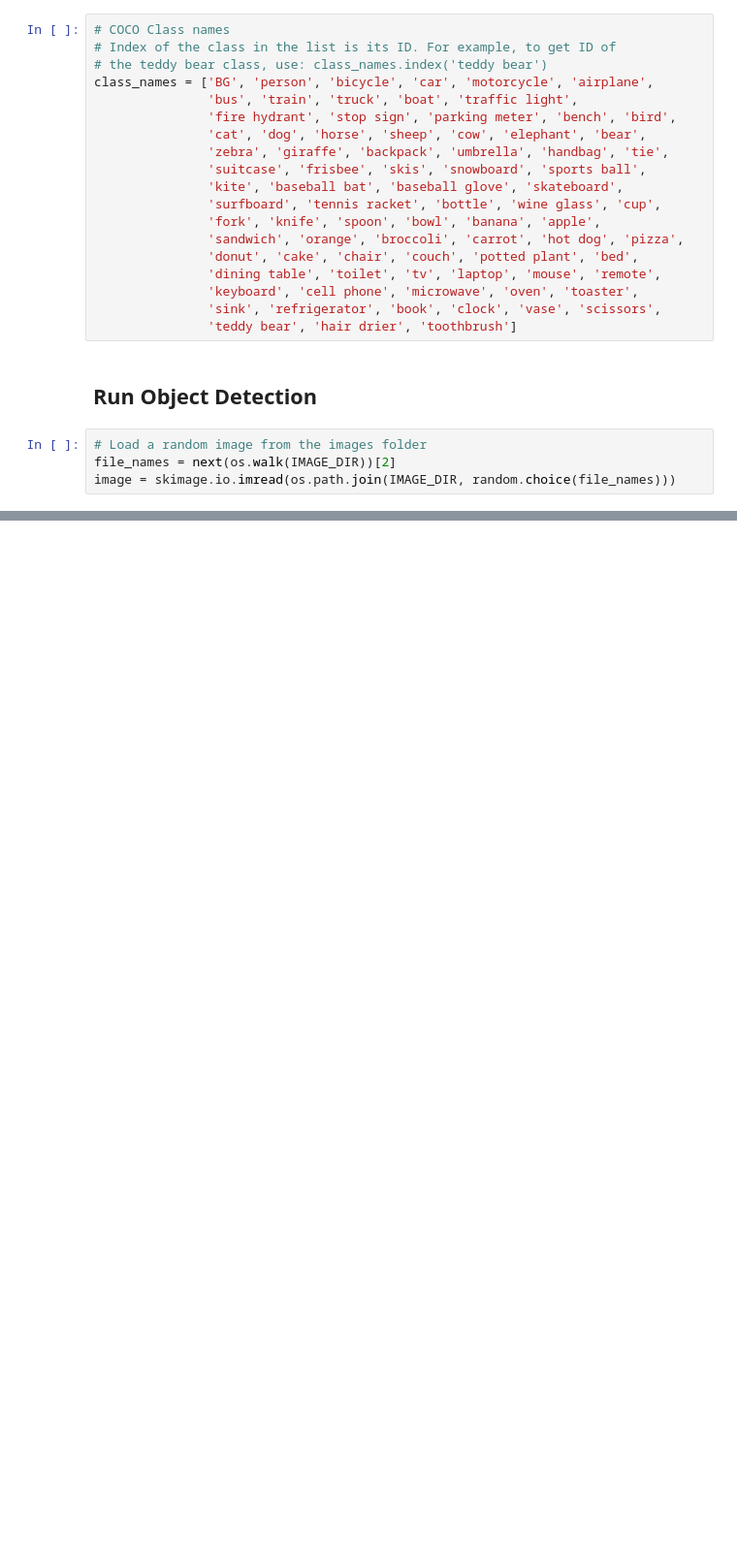
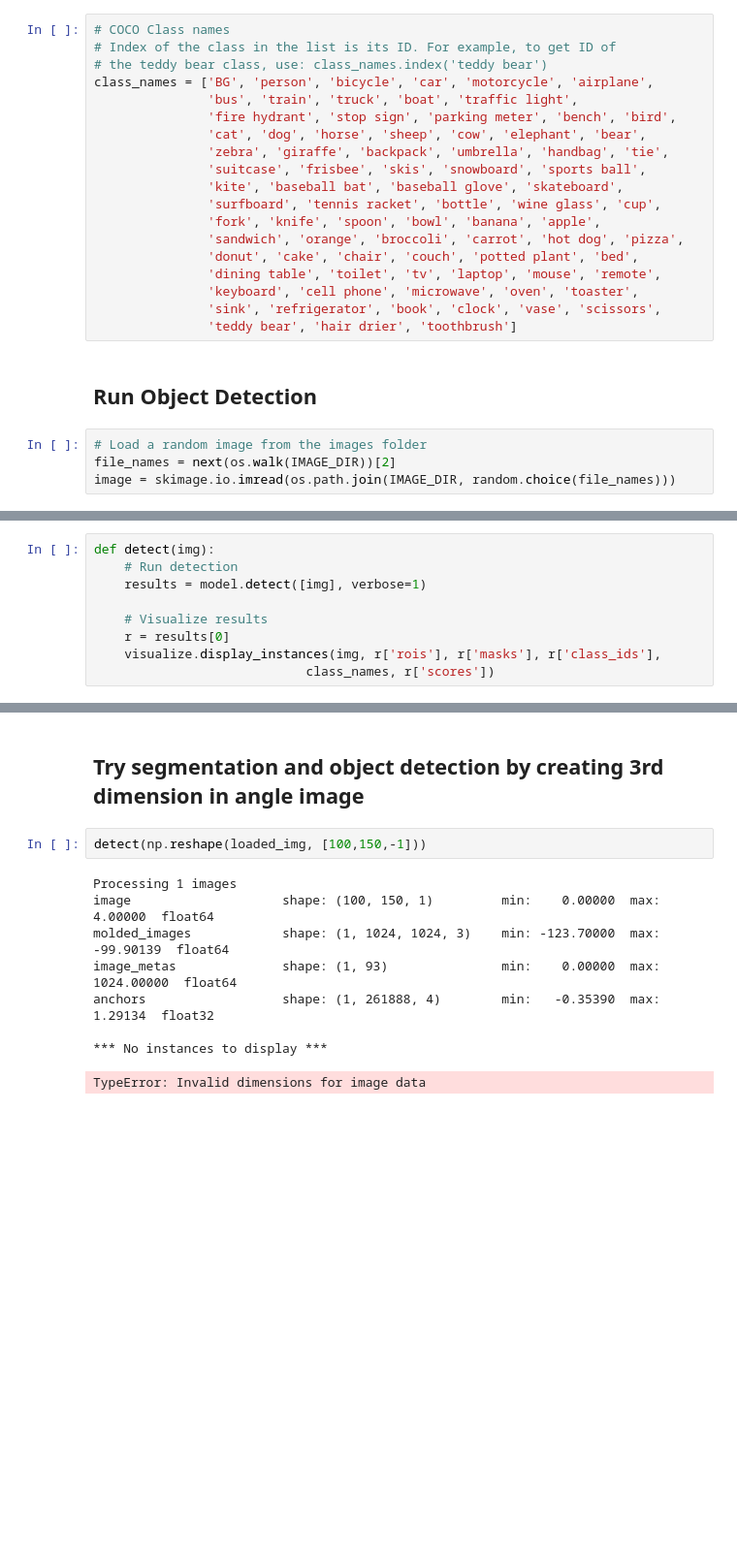
Before and after one commit to stephenslater/Graphical-Perception, a Jupyter notebook: Mask_RCNN_code/samples/demo-working.ipynb, the cells around one changed output, grey strips where cells are left out. Shown at 97% size. Drawn from its saved outputs; the diff is of its cells as text; blank space fills up the shorter version.

```diff
--- a/Mask_RCNN_code/samples/demo-working.ipynb
+++ b/Mask_RCNN_code/samples/demo-working.ipynb
@@ -151,0 +165,9 @@ visualize.display_instances(image, r['rois'], r['masks'], r['class_ids'],
+# %%
+def detect(img):
+    # Run detection
+    results = model.detect([img], verbose=1)
+
+    # Visualize results
+    r = results[0]
+    visualize.display_instances(img, r['rois'], r['masks'], r['class_ids'],
+                            class_names, r['scores'])
@@ -151,0 +203,14 @@ visualize.display_instances(image, r['rois'], r['masks'], r['class_ids'],
+# %% [markdown]
+## Try segmentation and object detection by creating 3rd dimension in angle image
+# %%
+detect(np.reshape(loaded_img, [100,150,-1]))
+# %% [output]
+Processing 1 images
+image                    shape: (100, 150, 1)         min:    0.00000  max:    4.00000  float64
+molded_images            shape: (1, 1024, 1024, 3)    min: -123.70000  max:  -99.90139  float64
+image_metas              shape: (1, 93)               min:    0.00000  max: 1024.00000  float64
+anchors                  shape: (1, 261888, 4)        min:   -0.35390  max:    1.29134  float32
+
+*** No instances to display ***
+TypeError: Invalid dimensions for image data
+[figure, added]
```
Also changed, not shown: parts of 11 cells of this notebook.
